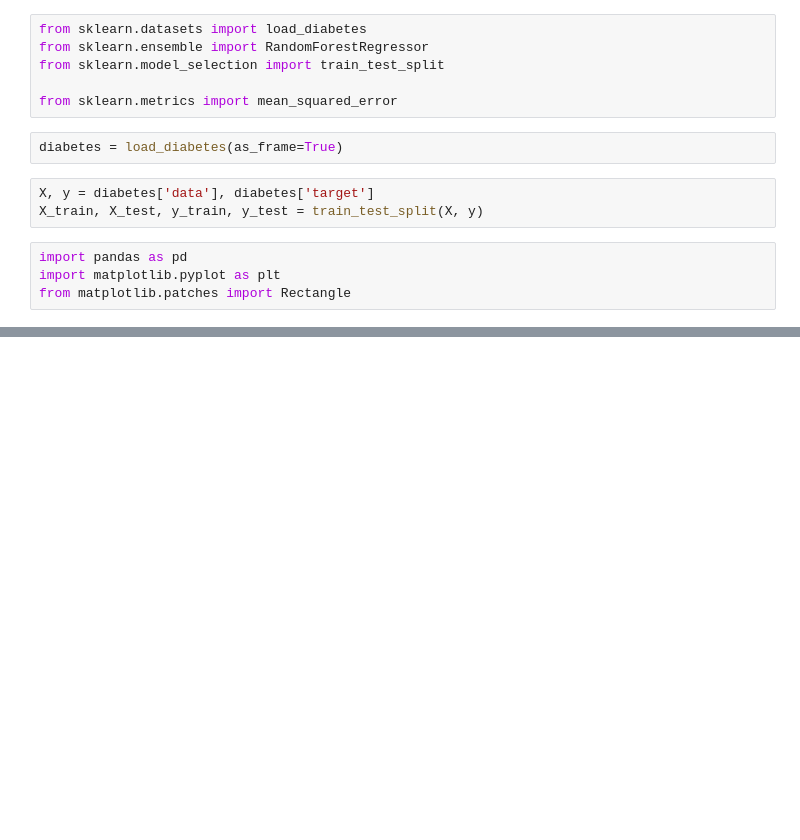
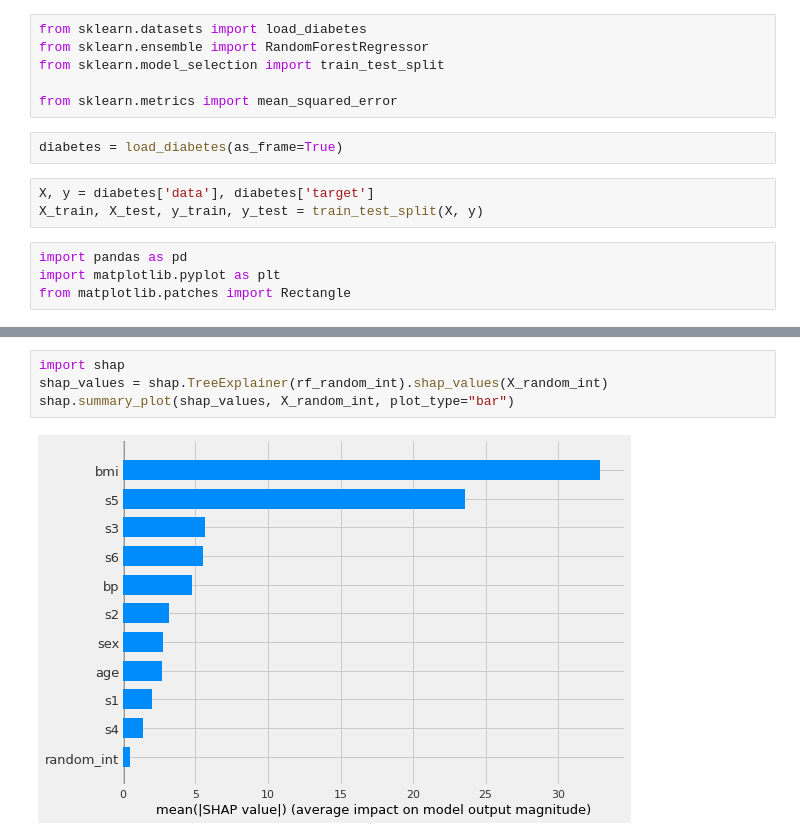
Before and after one commit to thomasjpfan/2021-lt-is-random-forest-feature-important, a Jupyter notebook: qshare_random_forest.ipynb, the cells around one changed output, grey strips where cells are left out. Saved outputs shown, nothing was run; the diff lists cells and outputs as text; blank space fills up the shorter version.

```diff
--- a/qshare_random_forest.ipynb
+++ b/qshare_random_forest.ipynb
@@ -80,0 +90,6 @@ fig.savefig("static/images/impurity_very_random.png", bbox_inches='tight')
+# %%
+import shap
+shap_values = shap.TreeExplainer(rf_random_int).shap_values(X_random_int)
+shap.summary_plot(shap_values, X_random_int, plot_type="bar")
+# %% [output]
+[figure, added]
```
Also changed, not shown: parts of 6 cells of this notebook, 6 other files.
